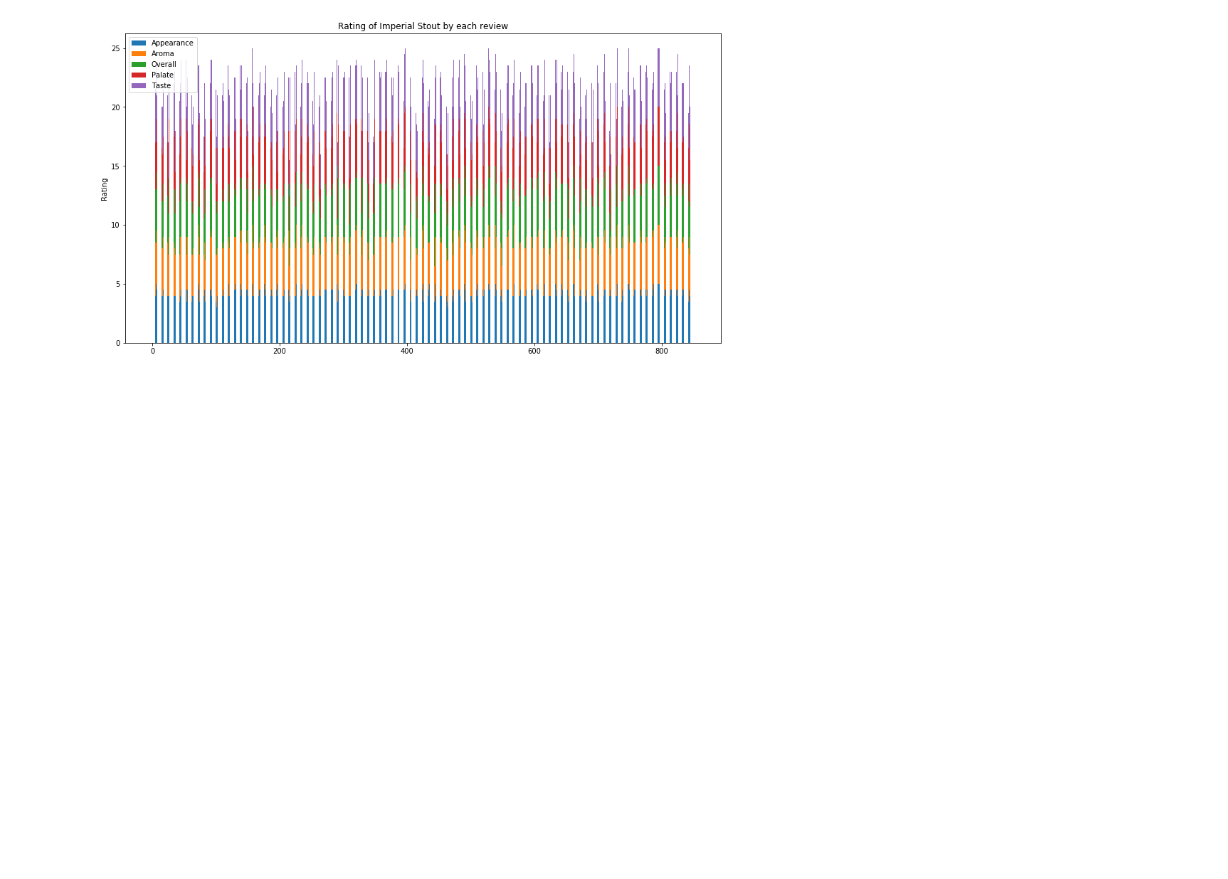
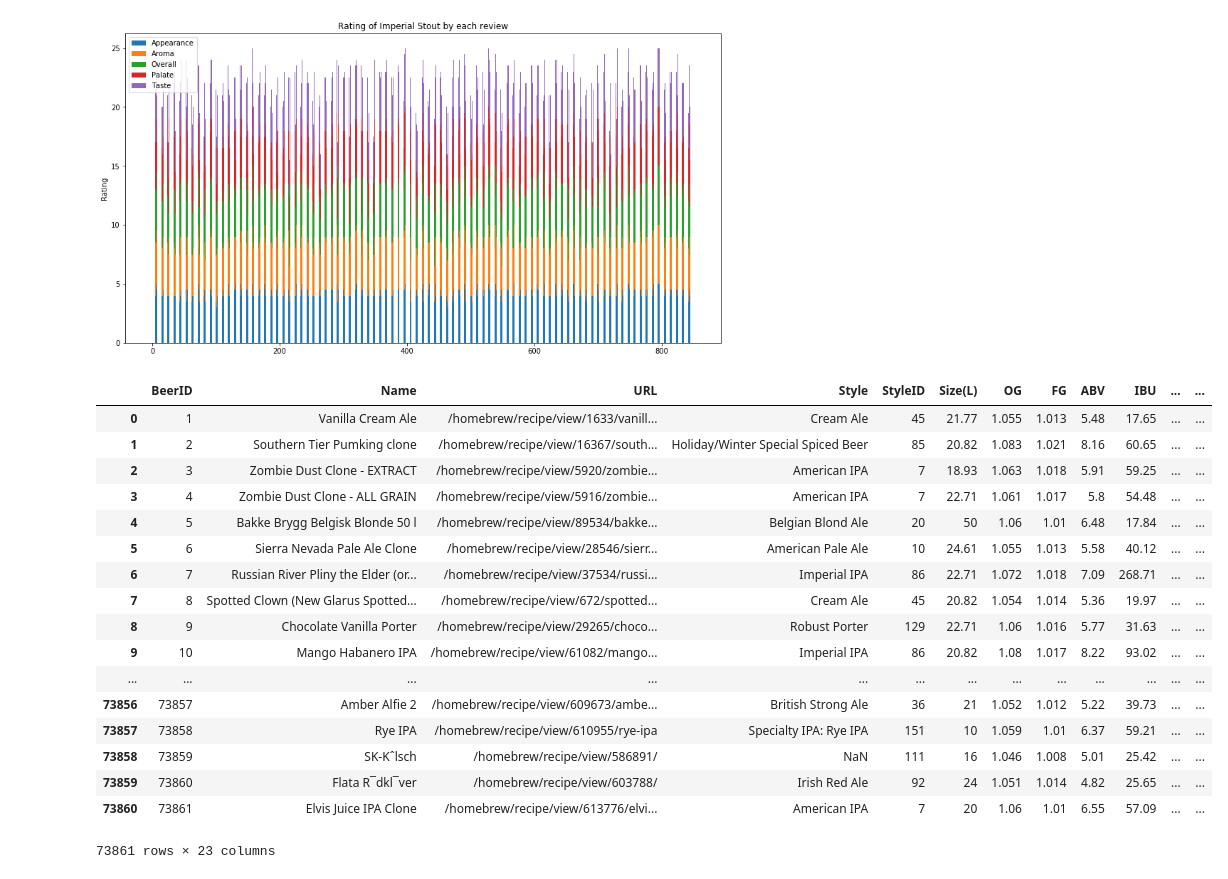
Before and after one commit to KMichell/beer_analysis, a Jupyter notebook: beer_recommendations.ipynb, the cells around one changed output. Drawn from its saved outputs; the diff is of its cells as text; code cells hidden in the pictures; blank space fills up the shorter version.

```diff
--- a/beer_recommendations.ipynb
+++ b/beer_recommendations.ipynb
@@ -186,0 +196,21 @@ plt.show();
+# %%
+data2
+# %% [output]
+|  | BeerID | Name | URL | Style | StyleID | Size(L) | OG | FG | ABV | IBU | ... | ... |
+| 0 | 1 | Vanilla Cream Ale | /homebrew/recipe/view/1633/vanill... | Cream Ale | 45 | 21.77 | 1.055 | 1.013 | 5.48 | 17.65 | ... | ... |
+| 1 | 2 | Southern Tier Pumking clone | /homebrew/recipe/view/16367/south... | Holiday/Winter Special Spiced Beer | 85 | 20.82 | 1.083 | 1.021 | 8.16 | 60.65 | ... | ... |
+| 2 | 3 | Zombie Dust Clone - EXTRACT | /homebrew/recipe/view/5920/zombie... | American IPA | 7 | 18.93 | 1.063 | 1.018 | 5.91 | 59.25 | ... | ... |
+| 3 | 4 | Zombie Dust Clone - ALL GRAIN | /homebrew/recipe/view/5916/zombie... | American IPA | 7 | 22.71 | 1.061 | 1.017 | 5.8 | 54.48 | ... | ... |
+| 4 | 5 | Bakke Brygg Belgisk Blonde 50 l | /homebrew/recipe/view/89534/bakke... | Belgian Blond Ale | 20 | 50 | 1.06 | 1.01 | 6.48 | 17.84 | ... | ... |
+| 5 | 6 | Sierra Nevada Pale Ale Clone | /homebrew/recipe/view/28546/sierr... | American Pale Ale | 10 | 24.61 | 1.055 | 1.013 | 5.58 | 40.12 | ... | ... |
+| 6 | 7 | Russian River Pliny the Elder (or... | /homebrew/recipe/view/37534/russi... | Imperial IPA | 86 | 22.71 | 1.072 | 1.018 | 7.09 | 268.71 | ... | ... |
+| 7 | 8 | Spotted Clown (New Glarus Spotted... | /homebrew/recipe/view/672/spotted... | Cream Ale | 45 | 20.82 | 1.054 | 1.014 | 5.36 | 19.97 | ... | ... |
+| 8 | 9 | Chocolate Vanilla Porter | /homebrew/recipe/view/29265/choco... | Robust Porter | 129 | 22.71 | 1.06 | 1.016 | 5.77 | 31.63 | ... | ... |
+| 9 | 10 | Mango Habanero IPA | /homebrew/recipe/view/61082/mango... | Imperial IPA | 86 | 20.82 | 1.08 | 1.017 | 8.22 | 93.02 | ... | ... |
+| ... | ... | ... | ... | ... | ... | ... | ... | ... | ... | ... | ... | ... |
+| 73856 | 73857 | Amber Alfie 2 | /homebrew/recipe/view/609673/ambe... | British Strong Ale | 36 | 21 | 1.052 | 1.012 | 5.22 | 39.73 | ... | ... |
+| 73857 | 73858 | Rye IPA | /homebrew/recipe/view/610955/rye-ipa | Specialty IPA: Rye IPA | 151 | 10 | 1.059 | 1.01 | 6.37 | 59.21 | ... | ... |
+| 73858 | 73859 | SK-Kˆlsch | /homebrew/recipe/view/586891/ | NaN | 111 | 16 | 1.046 | 1.008 | 5.01 | 25.42 | ... | ... |
+| 73859 | 73860 | Flata R¯dkl¯ver | /homebrew/recipe/view/603788/ | Irish Red Ale | 92 | 24 | 1.051 | 1.014 | 4.82 | 25.65 | ... | ... |
+| 73860 | 73861 | Elvis Juice IPA Clone | /homebrew/recipe/view/613776/elvi... | American IPA | 7 | 20 | 1.06 | 1.01 | 6.55 | 57.09 | ... | ... |
+73861 rows × 23 columns
```
Also changed, not shown: parts of 12 cells of this notebook.
